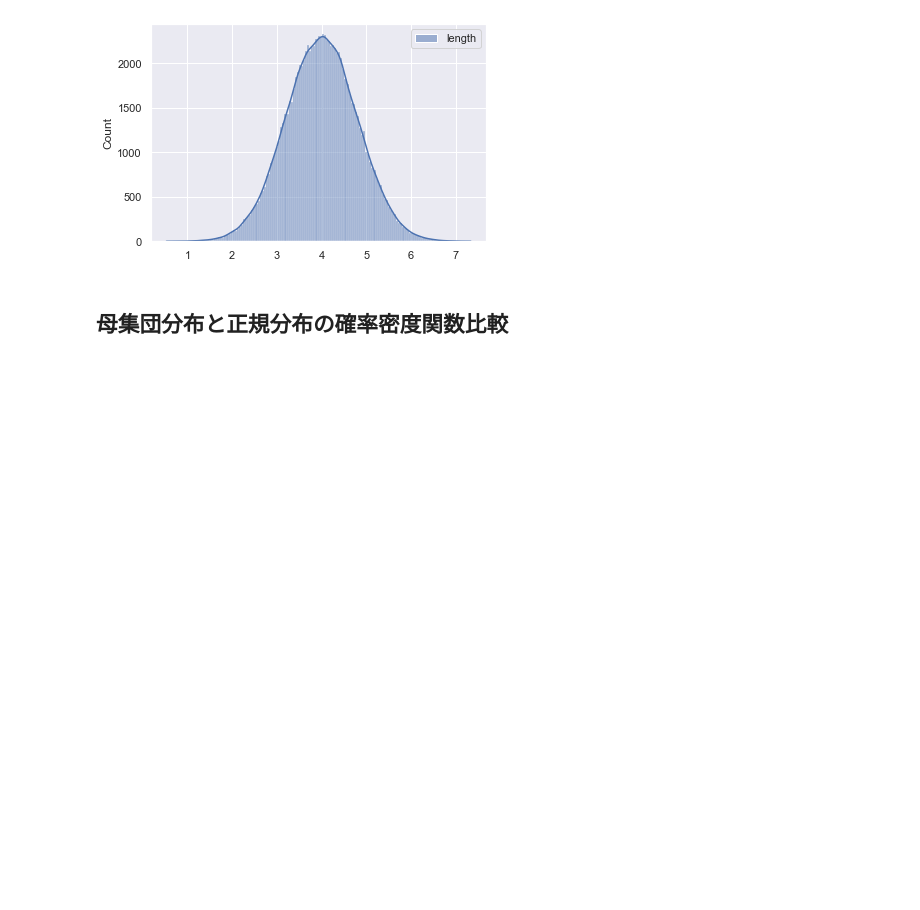
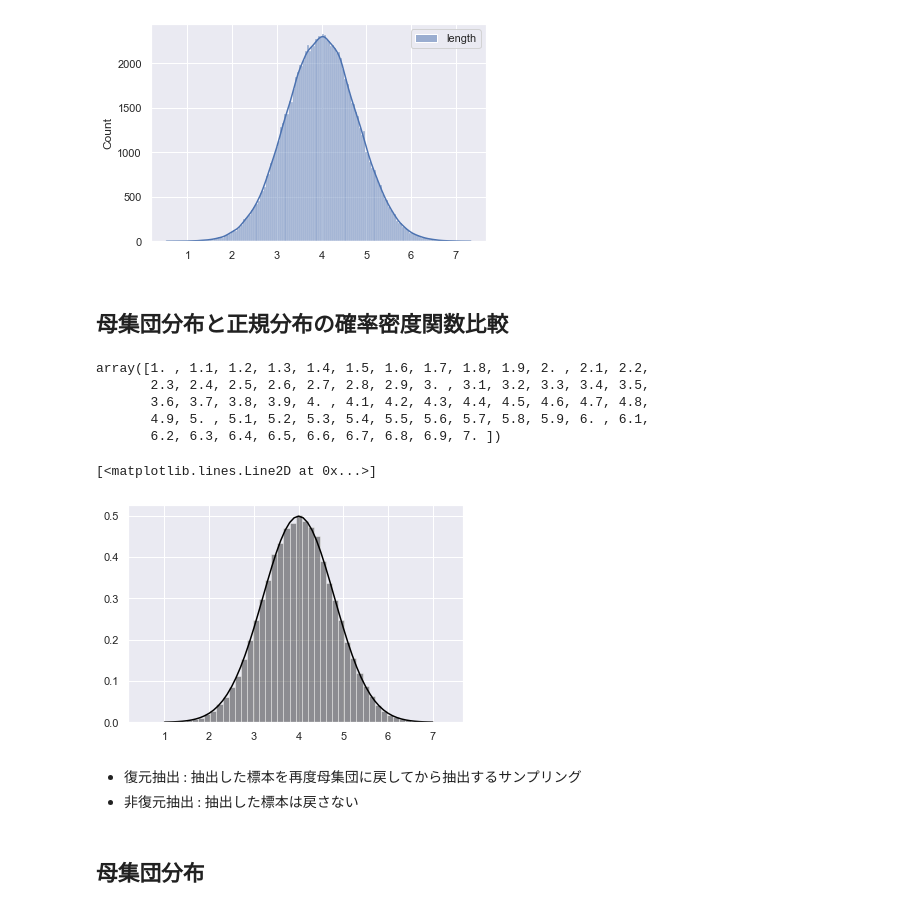
Before and after one commit to kackey0-1/ml_handson, a Jupyter notebook: contents/statistics/data_analysis/04_data_collect_simulation.ipynb, the cells around one changed output. Cells and saved outputs as stored; diff of their text form; code cells hidden in the pictures; blank space fills up the shorter version.

```diff
--- a/contents/statistics/data_analysis/04_data_collect_simulation.ipynb
+++ b/contents/statistics/data_analysis/04_data_collect_simulation.ipynb
@@ -65,3 +65,20 @@ sns.histplot(
 [figure]
 # %% [markdown]
 ## 母集団分布と正規分布の確率密度関数比較
+# %%
+x = np.arange(start=1, stop=7.1, step=0.1)
+x
+# %% [output]
+array([1. , 1.1, 1.2, 1.3, 1.4, 1.5, 1.6, 1.7, 1.8, 1.9, 2. , 2.1, 2.2,
+       2.3, 2.4, 2.5, 2.6, 2.7, 2.8, 2.9, 3. , 3.1, 3.2, 3.3, 3.4, 3.5,
+       3.6, 3.7, 3.8, 3.9, 4. , 4.1, 4.2, 4.3, 4.4, 4.5, 4.6, 4.7, 4.8,
+       4.9, 5. , 5.1, 5.2, 5.3, 5.4, 5.5, 5.6, 5.7, 5.8, 5.9, 6. , 6.1,
+       6.2, 6.3, 6.4, 6.5, 6.6, 6.7, 6.8, 6.9, 7. ])
+# %%
+# 母集団分布
+sns.distplot(fish_100000, kde=False,norm_hist=True,color='black')
+# 正規分布
+plt.plot(x, stats.norm.pdf(x=x,loc=4,scale=0.8), color='black')
+# %% [output]
+[<matplotlib.lines.Line2D at 0x...>]
+[figure, added]
@@ -67,0 +90,3 @@ sns.histplot(
+# %% [markdown]
+- 復元抽出 : 抽出した標本を再度母集団に戻してから抽出するサンプリング
+- 非復元抽出 : 抽出した標本は戻さない
@@ -67,0 +99,2 @@ sns.histplot(
+# %% [markdown]
+## 母集団分布
```
Also changed, not shown: parts of 14 cells of this notebook, 9 other files.
